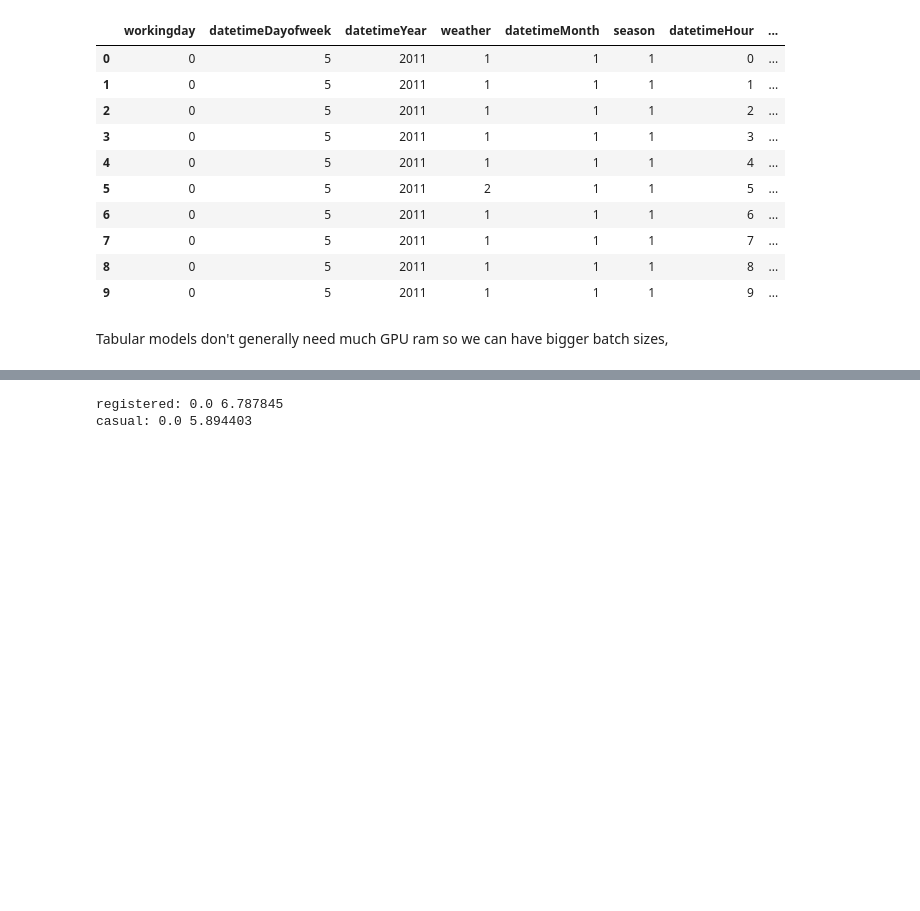
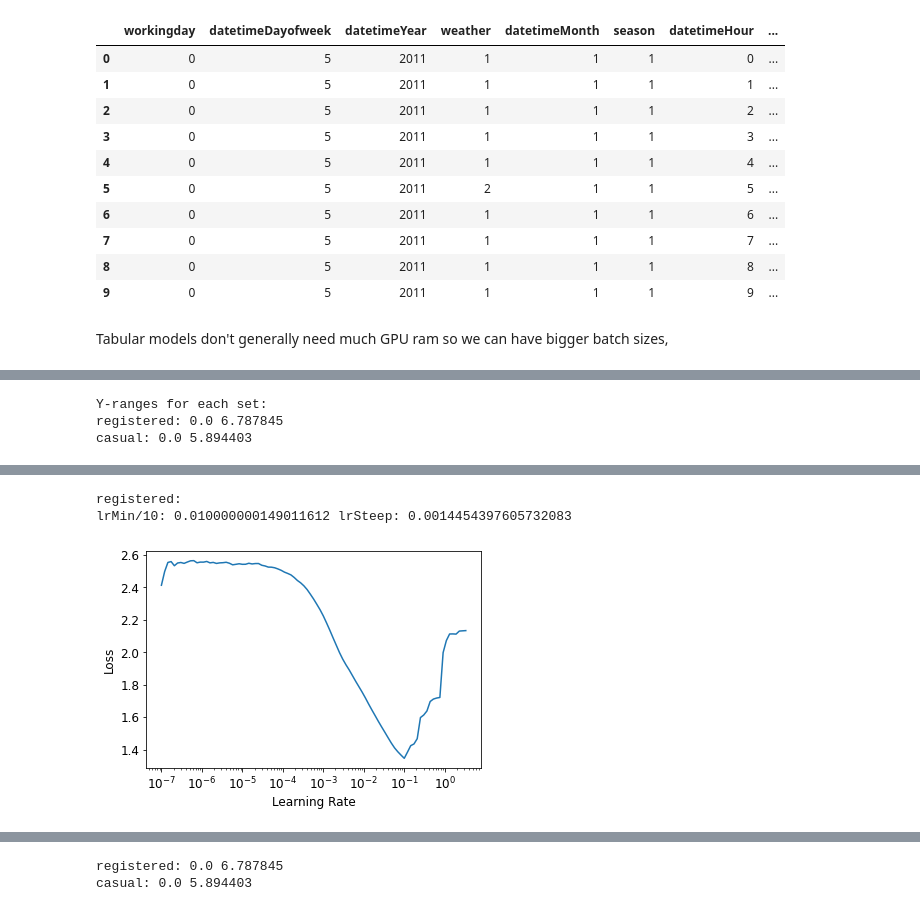
Before and after one commit to atticusmatticus/fastai_files, a Jupyter notebook: 09_bike_sharing_model-2.ipynb, the cells around one changed output, grey strips where cells are left out. Drawn from its saved outputs; the diff is of its cells as text; code cells hidden in the pictures; blank space fills up the shorter version.

Commit message:
completed first successful prediction on test set with NN.

```diff
--- a/09_bike_sharing_model-2.ipynb
+++ b/09_bike_sharing_model-2.ipynb
@@ -1258,3 +1258,20 @@ toNN_r.show()
 | 9 | 0 | 5 | 2011 | 1 | 1 | 1 | 9 | ... |
 # %% [markdown]
 Tabular models don't generally need much GPU ram so we can have bigger batch sizes,
+# %%
+toTrainNN_r = TabularPandas(dfNNFinal_r[:len(dfNN)],
+                            procs=procs,
+                            cat_names=catNN_r,
+                            cont_names=contNN_r,
+                            y_names=depVar_r,
+                            splits=splits
+                           )
+toTrainNN_r.show()
+
+toTestNN_r = TabularPandas(dfNNFinal_r[len(dfNN):],
+                            procs=procs,
+                            cat_names=catNN_r,
+                            cont_names=contNN_r,
+                            y_names=depVar_r,
+                           )
+toTestNN_r.show()
@@ -1260,0 +1341,23 @@ Tabular models don't generally need much GPU ram so we can have bigger batch siz
+# %%
+print('Y-ranges for each set:')
+y_r = toNN_r.train.y
+print('registered:', y_r.min(), y_r.max())
+y_c = toNN_c.train.y
+print('casual:', y_c.min(), y_c.max())
+# %% [output]
+Y-ranges for each set:
+registered: 0.0 6.787845
+casual: 0.0 5.894403
+# %%
+dls_r = toTrainNN_r.dataloaders(bs=1024)
+dls_c = toTrainNN_c.dataloaders(bs=1024)
+
+learn_r = tabular_learner(dls_r, layers=[200,100], n_out=1,
+                         y_range=(0,7), loss_func=F.mse_loss)
+learn_c = tabular_learner(dls_c, layers=[200,100], n_out=1,
+                         y_range=(0,6), loss_func=F.mse_loss)
+# %%
+lrMin_r,lrSteep_r = learn_r.lr_find()
+print('registered:')
+print('lrMin/10:', lrMin_r, 'lrSteep:', lrSteep_r)
+# %% [output]
@@ -1260,0 +1365,3 @@ Tabular models don't generally need much GPU ram so we can have bigger batch siz
+registered:
+lrMin/10: 0.010000000149011612 lrSteep: 0.0014454397605732083
+[figure, added]
```
Also changed, not shown: parts of 14 cells of this notebook.
